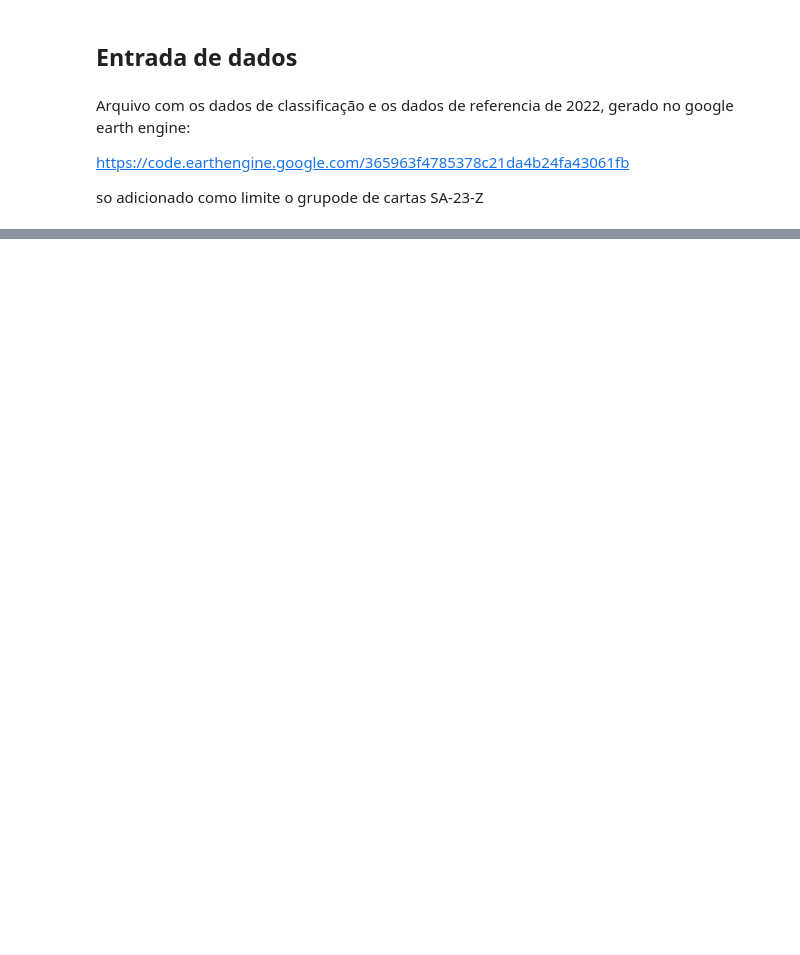
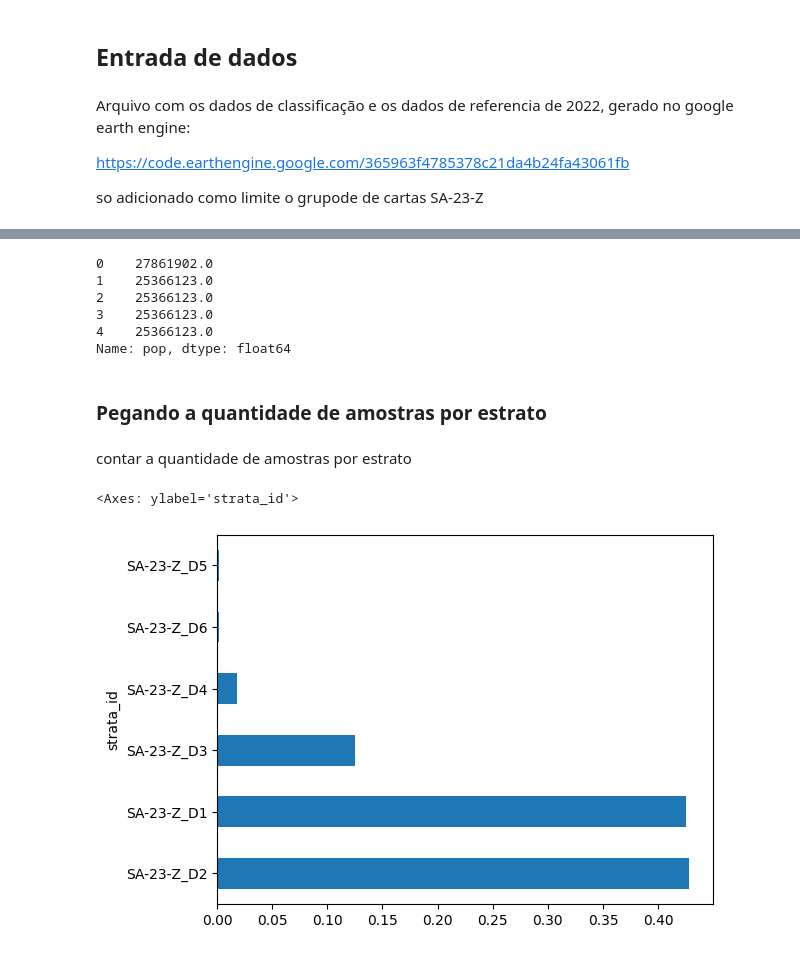
Before and after one commit to LambdaGeo/acuracia_slz, a Jupyter notebook: acuracia_sa23z.ipynb, the cells around one changed output, grey strips where cells are left out. Cells and saved outputs as stored; diff of their text form; code cells hidden in the pictures; blank space fills up the shorter version.

```diff
--- a/acuracia_sa23z.ipynb
+++ b/acuracia_sa23z.ipynb
@@ -37,0 +59,3 @@ df_acc.head()
+# %%
+df_strata = pd.read_csv(path_strata)
+df_strata.head()
@@ -37,0 +79,2 @@ df_acc.head()
+# %%
+df_acc['strata_id'] = df_acc["CARTA_2"] + "_" + df_acc["DECLIVIDAD"]
@@ -37,0 +90,3 @@ df_acc.head()
+# %%
+df_acc = pd.merge(df_acc, df_strata, how='inner', on="strata_id")
+df_acc.head()
@@ -37,0 +101,18 @@ df_acc.head()
+# %%
+df_acc['pop'].head()
+# %% [output]
+0    27861902.0
+1    25366123.0
+2    25366123.0
+3    25366123.0
+4    25366123.0
+Name: pop, dtype: float64
+# %% [markdown]
+### Pegando a quantidade de amostras por estrato
+# %% [markdown]
+contar a quantidade de amostras por estrato
+# %%
+df_acc['strata_id'].value_counts(normalize=True).plot(kind='barh')
+# %% [output]
+<Axes: ylabel='strata_id'>
+[figure, added]
```
Also changed, not shown: parts of 28 cells of this notebook.
